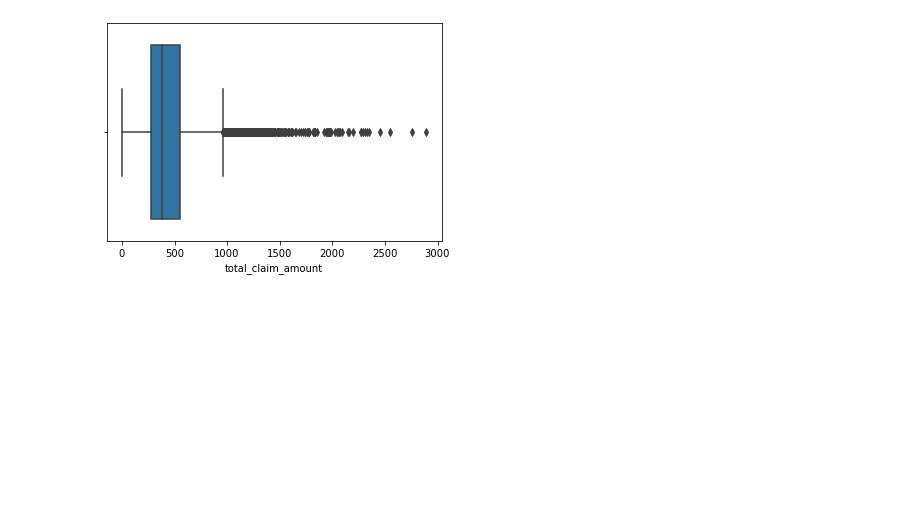
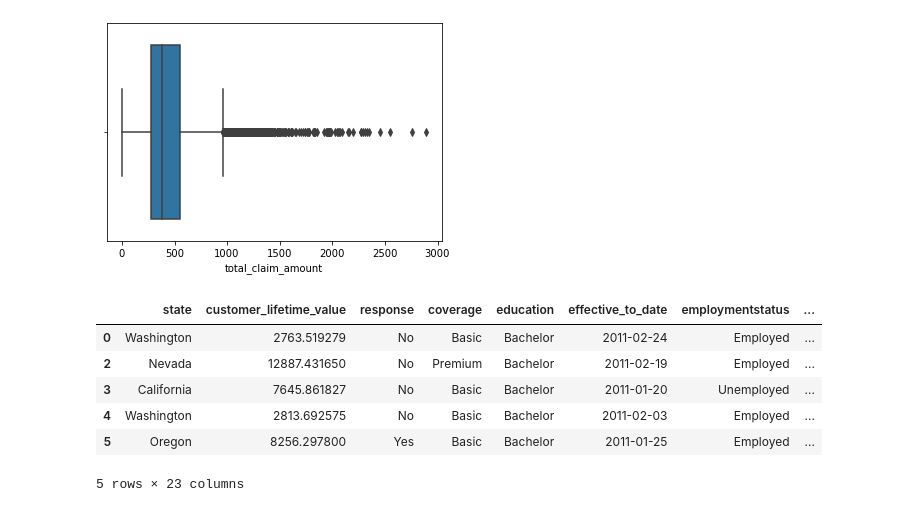
Before and after one commit to asaza03/ML_statistics_Labs, a Jupyter notebook: Lab_data_cleaning_and_wrangling.ipynb, the cells around one changed output. Saved outputs shown, nothing was run; the diff lists cells and outputs as text; code cells hidden in the pictures; blank space fills up the shorter version.

```diff
--- a/Lab_data_cleaning_and_wrangling.ipynb
+++ b/Lab_data_cleaning_and_wrangling.ipynb
@@ -110,3 +100,14 @@ for x in ["income", "number_of_policies"]:
+# %%
+customer_df = rem_out(customer_df, "total_claim_amount")
+customer_df.head()
+# %% [output]
+|  | state | customer_lifetime_value | response | coverage | education | effective_to_date | employmentstatus | ... |
+| 0 | Washington | 2763.519279 | No | Basic | Bachelor | 2011-02-24 | Employed | ... |
+| 2 | Nevada | 12887.431650 | No | Premium | Bachelor | 2011-02-19 | Employed | ... |
+| 3 | California | 7645.861827 | No | Basic | Bachelor | 2011-01-20 | Unemployed | ... |
+| 4 | Washington | 2813.692575 | No | Basic | Bachelor | 2011-02-03 | Employed | ... |
+| 5 | Oregon | 8256.297800 | Yes | Basic | Bachelor | 2011-01-25 | Employed | ... |
+5 rows × 23 columns
 # %%
 #Create a copy of the dataframe for the data wrangling.
 # %%
```
Also changed, not shown: parts of 27 cells of this notebook.
